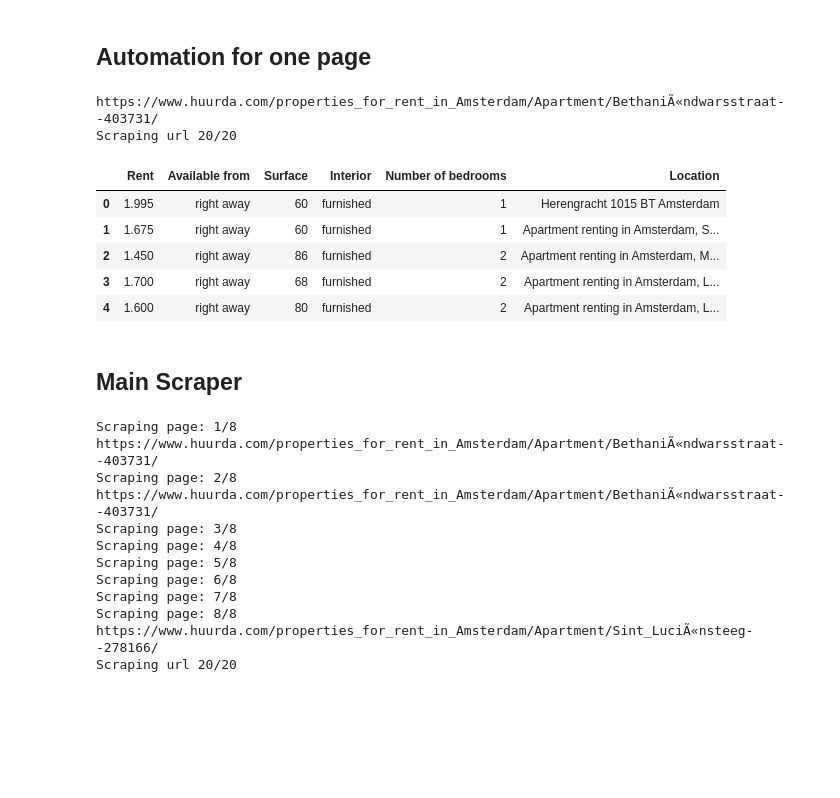
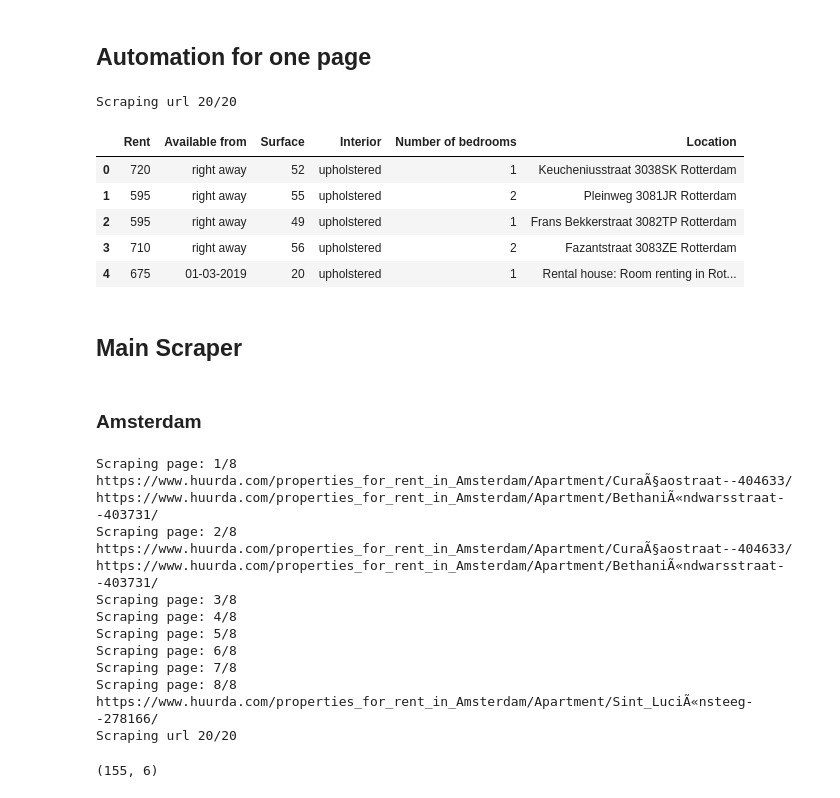
Before and after one commit to GuillaumeCorda/Web_Scraping, a Jupyter notebook: scraper_apartments.ipynb, the cells around one changed output. Cells and saved outputs as stored; diff of their text form; code cells hidden in the pictures; blank space fills up the shorter version.

```diff
--- a/scraper_apartments.ipynb
+++ b/scraper_apartments.ipynb
@@ -116,8 +134,8 @@ def get_location(url):
 # %% [markdown]
 ## Scrap one link
 # %%
-links = extract_outgoing_links(cfg.url)
+links_ams = extract_outgoing_links(cfg_ams.url)
 # %%
-data = get_rent_details(links[10])
+data = get_rent_details(links_ams[10])
 # %%
-data.append(get_location(links[0]))
+data.append(get_location(links_ams[0], city='Amsterdam'))
@@ -133,7 +146,7 @@ data
 # %% [markdown]
 ## Automation for one page
 # %%
-def mini_scraper(url, ):
+def mini_scraper(url, city):
 
     links = extract_outgoing_links(url)
     df = pd.DataFrame(columns=['Rent', 'Available from', 'Surface', 'Interior', 'Number of bedrooms',  'Location'])
@@ -141,24 +154,23 @@ def mini_scraper(url, ):
     for i, link in enumerate(links):
         try:
             data = get_rent_details(link)
-            data.append(get_location(link))
+            data.append(get_location(link, city))
             df.loc[i] = data
             print('Scraping url {}/{}'.format(i+1, len(links)), end='\r')
         except:
             print(link)
     return df
 # %%
-df = mini_scraper(cfg.url)
+df = mini_scraper(cfg_rot.url, city='Rotterdam')
 df.head()
 # %% [output]
-https://www.huurda.com/properties_for_rent_in_Amsterdam/Apartment/BethaniÃ«ndwarsstraat--403731/
 Scraping url 20/20
 |  | Rent | Available from | Surface | Interior | Number of bedrooms | Location |
-| 0 | 1.995 | right away | 60 | furnished | 1 | Herengracht 1015 BT Amsterdam |
-| 1 | 1.675 | right away | 60 | furnished | 1 | Apartment renting in Amsterdam, S... |
-| 2 | 1.450 | right away | 86 | furnished | 2 | Apartment renting in Amsterdam, M... |
-| 3 | 1.700 | right away | 68 | furnished | 2 | Apartment renting in Amsterdam, L... |
-| 4 | 1.600 | right away | 80 | furnished | 2 | Apartment renting in Amsterdam, L... |
+| 0 | 720 | right away | 52 | upholstered | 1 | Keucheniusstraat 3038SK Rotterdam |
+| 1 | 595 | right away | 55 | upholstered | 2 | Pleinweg 3081JR Rotterdam |
+| 2 | 595 | right away | 49 | upholstered | 1 | Frans Bekkerstraat 3082TP Rotterdam |
+| 3 | 710 | right away | 56 | upholstered | 2 | Fazantstraat 3083ZE Rotterdam |
+| 4 | 675 | 01-03-2019 | 20 | upholstered | 1 | Rental house: Room renting in Rot... |
 # %% [markdown]
 ## Main Scraper
 # %%
@@ -173,11 +185,15 @@ def main_scraper(url, nb_page):
     df = pd.concat(df_list)
     return df
+# %% [markdown]
+### Amsterdam
 # %%
-df = main_scraper(cfg.url, nb_page=8)
+df_ams = main_scraper(cfg_ams.url, city='Amsterdam', nb_page=8)
 # %% [output]
 Scraping page: 1/8
+https://www.huurda.com/properties_for_rent_in_Amsterdam/Apartment/CuraÃ§aostraat--404633/
 https://www.huurda.com/properties_for_rent_in_Amsterdam/Apartment/BethaniÃ«ndwarsstraat--403731/
 Scraping page: 2/8
+https://www.huurda.com/properties_for_rent_in_Amsterdam/Apartment/CuraÃ§aostraat--404633/
 https://www.huurda.com/properties_for_rent_in_Amsterdam/Apartment/BethaniÃ«ndwarsstraat--403731/
 Scraping page: 3/8
 Scraping page: 4/8
@@ -187,3 +203,7 @@ Scraping page: 7/8
 Scraping page: 8/8
 https://www.huurda.com/properties_for_rent_in_Amsterdam/Apartment/Sint_LuciÃ«nsteeg--278166/
 Scraping url 20/20
+# %%
+df_ams.shape
+# %% [output]
+(155, 6)
```
Also changed, not shown: parts of 36 cells of this notebook.
